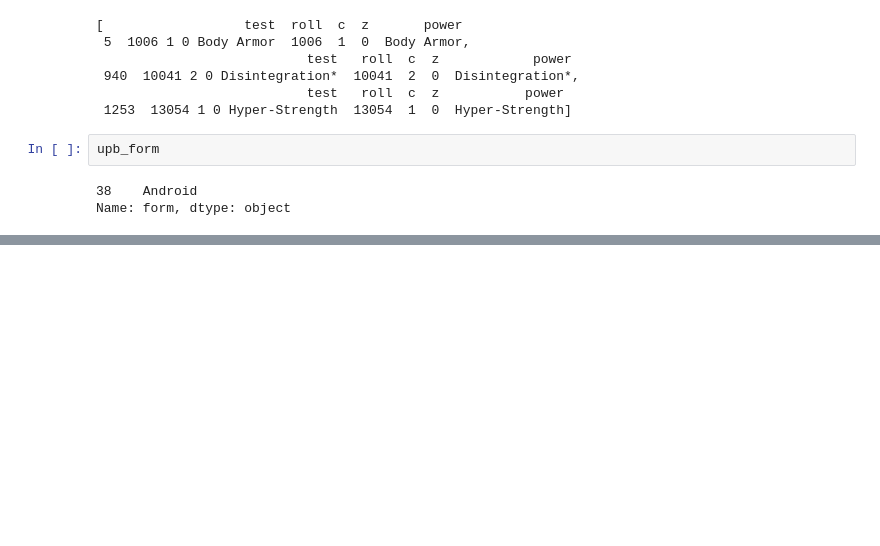
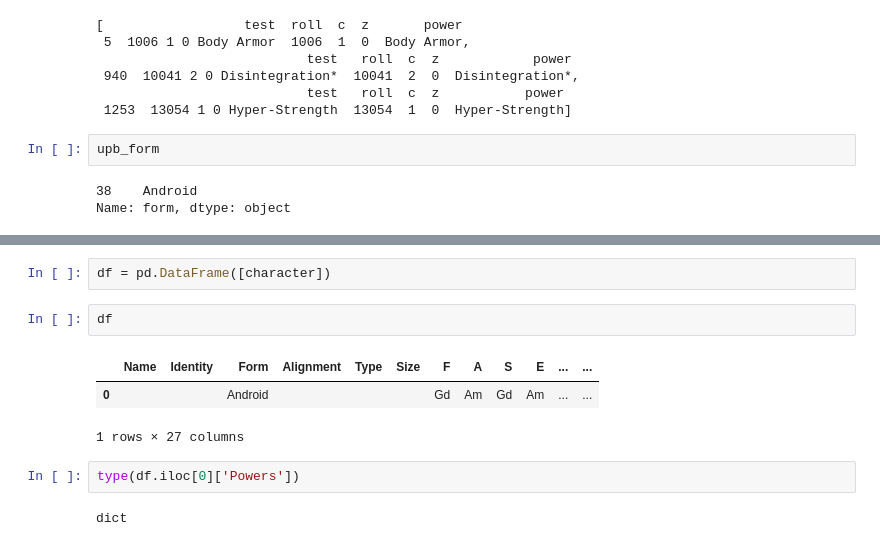
Before and after one commit to bluetyson/FASERIP-Slugfest, a Jupyter notebook: FASERIP Character Generator2.ipynb, the cells around one changed output, grey strips where cells are left out. Saved outputs shown, nothing was run; the diff lists cells and outputs as text; blank space fills up the shorter version.

```diff
--- a/FASERIP Character Generator.ipynb
+++ b/FASERIP Character Generator2.ipynb
@@ -853,0 +869,12 @@ Name: form, dtype: object
+# %%
+df = pd.DataFrame([character])
+# %%
+df
+# %% [output]
+|  | Name | Identity | Form | Alignment | Type | Size | F | A | S | E | ... | ... |
+| 0 |  |  | Android |  |  |  | Gd | Am | Gd | Am | ... | ... |
+1 rows × 27 columns
+# %%
+type(df.iloc[0]['Powers'])
+# %% [output]
+dict
```
Also changed, not shown: parts of 5 cells of this notebook, 5 other files.
